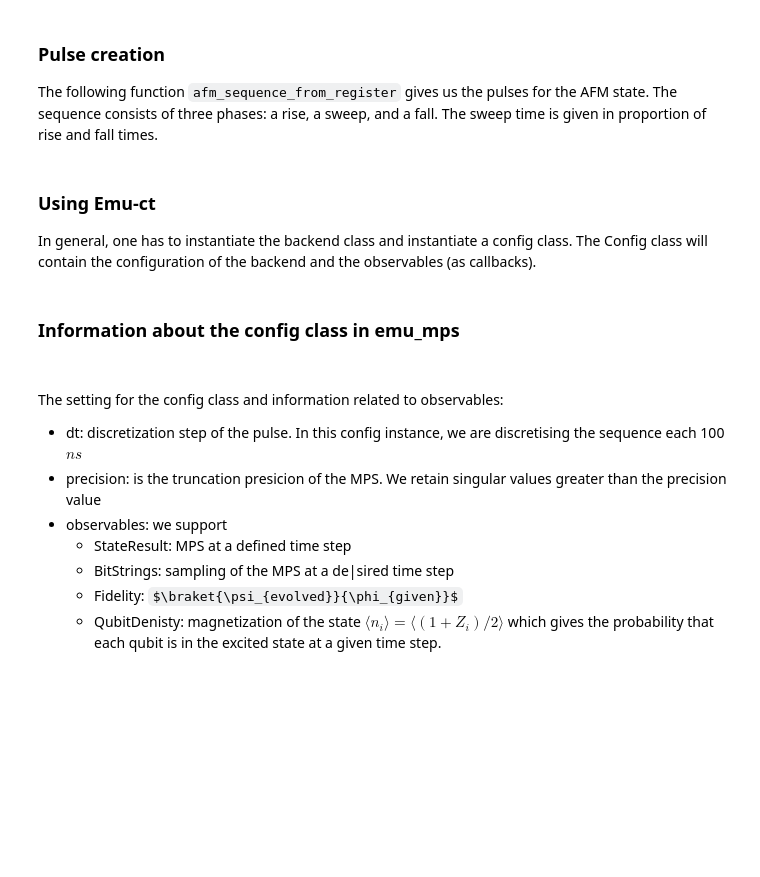
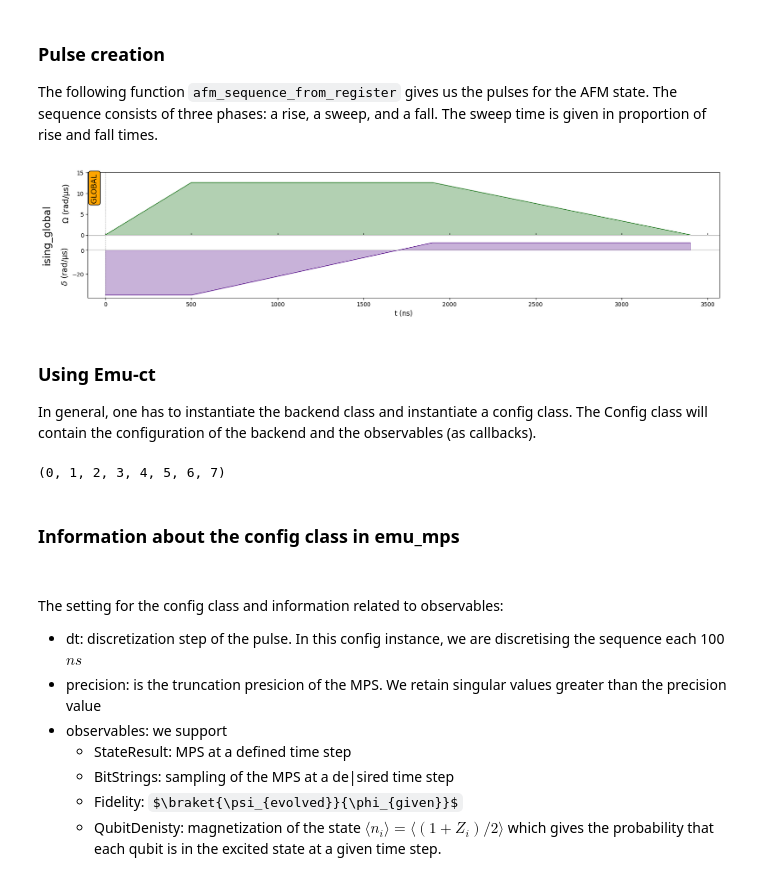
Before and after one commit to pasqal-io/emulators, a Jupyter notebook: examples/getting_started.ipynb, the cells around one changed output. Saved outputs shown, nothing was run; the diff lists cells and outputs as text; code cells hidden in the pictures; some formulas as TeX source; blank space fills up the shorter version.

```diff
--- a/examples/getting_started.ipynb
+++ b/examples/getting_started.ipynb
@@ -76,13 +79,19 @@ The following function `afm_sequence_from_register` gives us the pulses for the
 # %%
 seq = afm_sequence_from_register(
     reg, Omega_max, delta_0, delta_f, t_rise, t_fall, sweep_factor, AnalogDevice
 )
-if plot:
-    seq.draw("input")
+
+seq.draw("input")
+# %% [output]
+[figure, added]
 # %% [markdown]
 ### Using Emu-ct
 
 In general, one has to instantiate the backend class and instantiate a config class. The Config class will contain the configuration of the backend and the observables (as callbacks).
+# %%
+seq.register.qubit_ids
+# %% [output]
+(0, 1, 2, 3, 4, 5, 6, 7)
 # %%
 # we initialize a Backend instance
 sim = MPSBackend()
```
Also changed, not shown: parts of 9 cells of this notebook, 4 other files.
